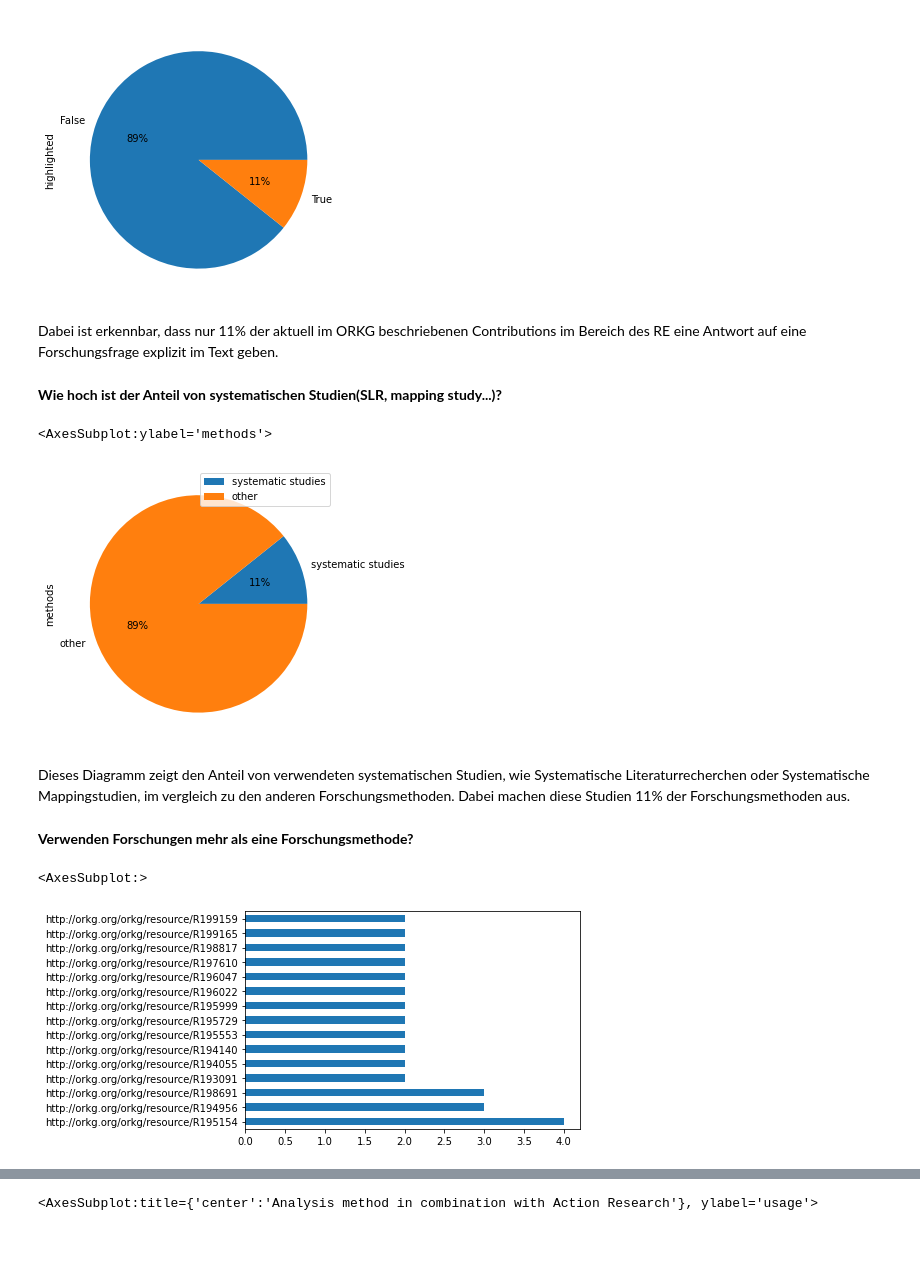
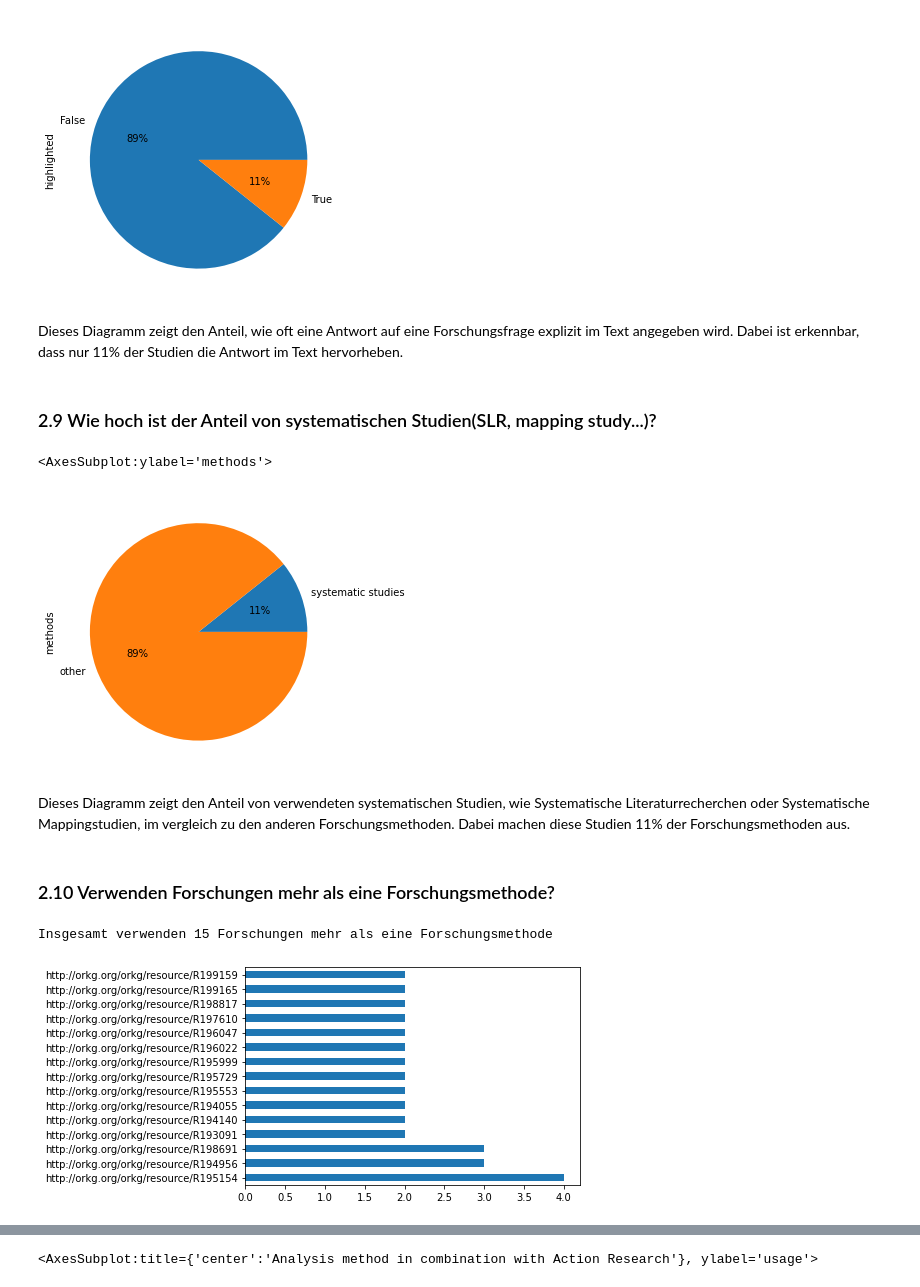
Before and after one commit to fWern/Bachelor-Thesis, a Jupyter notebook: sjoberg_roadmap_questions.ipynb, the cells around one changed output, grey strips where cells are left out. Drawn from its saved outputs; the diff is of its cells as text; code cells hidden in the pictures; blank space fills up the shorter version.

```diff
--- a/sjoberg_roadmap_questions.ipynb
+++ b/sjoberg_roadmap_questions.ipynb
@@ -311,31 +350,31 @@ data['highlighted'].value_counts().plot(kind='pie', autopct='%1.0f%%', figsize=(
 # %% [output]
 <AxesSubplot:ylabel='highlighted'>
 [figure]
-# %% [markdown]
-Dabei ist erkennbar, dass nur 11% der aktuell im ORKG beschriebenen Contributions im Bereich des RE eine Antwort auf eine Forschungsfrage explizit im Text geben.
+# %% [markdown]
+Dieses Diagramm zeigt den Anteil, wie oft eine Antwort auf eine Forschungsfrage explizit im Text angegeben wird. Dabei ist erkennbar, dass nur 11% der Studien die Antwort im Text hervorheben.
 # %% [markdown]
-**Wie hoch ist der Anteil von systematischen Studien(SLR, mapping study...)?**
+### 2.9 Wie hoch ist der Anteil von systematischen Studien(SLR, mapping study...)? <a id="q9"></a>
 # %%
 query = """
         SELECT ?contribution, ?secondary
             WHERE {
               ?paper orkgp:P31 ?contribution.
               ?contribution a orkgc:C27001.
               OPTIONAL{?contribution orkgp:P56008/orkgp:P57021/rdfs:label ?secondary.
               FILTER regex(?secondary, "(literature|systematic)", "i")}
         }
         """
 data = sparql_dataframe.get(endpoint_url, PREFIX+query)
 number_systematic_studies = data['secondary'].value_counts().sum()
 systematic_studies = pd.DataFrame({'methods':[number_systematic_studies, len(data) - number_systematic_studies]}, index=['systematic studies', 'other'])
-systematic_studies.plot(kind='pie', y='methods', autopct='%1.0f%%', figsize=(5,5))
+systematic_studies.plot(kind='pie', y='methods', autopct='%1.0f%%', figsize=(5,5), legend=False)
 # %% [output]
 <AxesSubplot:ylabel='methods'>
-[figure, old version]
+[figure, new version]
 # %% [markdown]
 Dieses Diagramm zeigt den Anteil von verwendeten systematischen Studien, wie Systematische Literaturrecherchen oder Systematische Mappingstudien, im vergleich zu den anderen Forschungsmethoden. Dabei machen diese Studien 11% der Forschungsmethoden aus.
 # %% [markdown]
-**Verwenden Forschungen mehr als eine Forschungsmethode?**
+### 2.10 Verwenden Forschungen mehr als eine Forschungsmethode? <a id="q10"></a>
 # %%
 query = """
         SELECT ?contribution, ?collection
@@ -351,8 +390,10 @@ data = data[data['collection'] != 'collection']
 combined = data[data.duplicated(['contribution'], keep=False)]
 #controlled experiement was used two times in one study, only one method so drop those rows
 combined = combined.drop_duplicates(keep=False)
+research_number = combined['contribution'].drop_duplicates().value_counts().sum()
 combined['contribution'].value_counts().plot(kind='barh')
+print('Insgesamt verwenden {number} Forschungen mehr als eine Forschungsmethode'.format(number=research_number))
 # %% [output]
-<AxesSubplot:>
+Insgesamt verwenden 15 Forschungen mehr als eine Forschungsmethode
 [figure]
 # %% [markdown]
```
Also changed, not shown: parts of 73 cells of this notebook.
